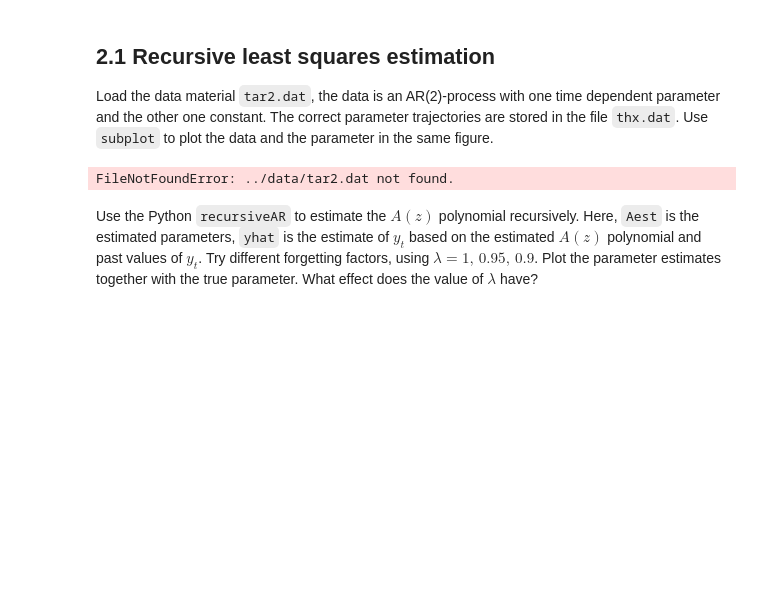
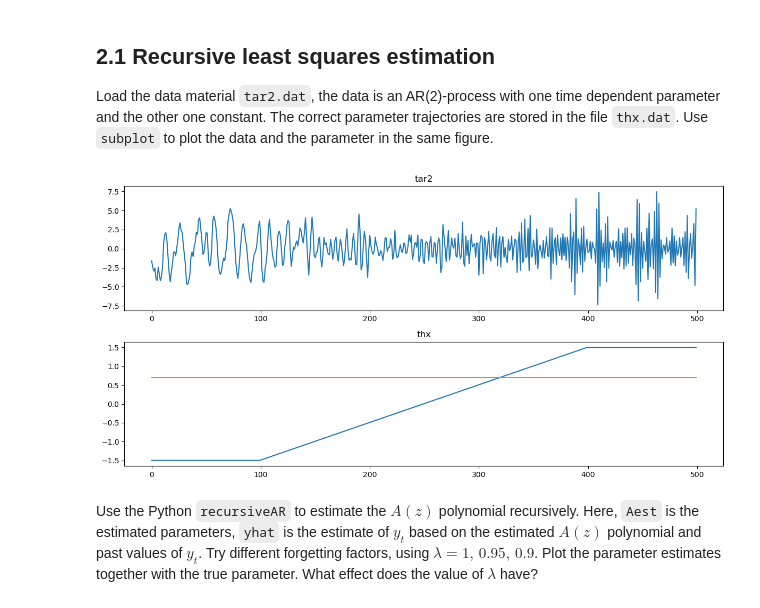
Before and after one commit to asifakhan09/MASM17-Time-series-analysis, a Jupyter notebook: Lab 3/lab3_Asifa.ipynb, the cells around one changed output. Cells and saved outputs as stored; diff of their text form; code cells hidden in the pictures; blank space fills up the shorter version.

```diff
--- a/Lab 3/lab3_Asifa.ipynb
+++ b/Lab 3/lab3_Asifa.ipynb
@@ -54,20 +66,20 @@ np.random.seed(0)
 Load the data material `tar2.dat`, the data is an AR(2)-process with one time dependent parameter and the other one constant. The correct parameter trajectories are stored in the file `thx.dat`. Use `subplot` to plot the data and the parameter in the same figure.
 # %%
 # Load data
-tar2 = np.loadtxt('../data/tar2.dat')
-thx = np.loadtxt('../data/thx.dat')
+tar2 = np.loadtxt('data/tar2.dat')  #observed data
+thx = np.loadtxt('data/thx.dat') #true parameters
 
 # Plot the data
 plt.figure(1, figsize=(12, 6))
 plt.subplot(211)
 plt.plot(tar2)
 plt.title('tar2')
 plt.subplot(212)
 plt.plot(thx)
 plt.title('thx')
 plt.tight_layout()
 plt.show()
 # %% [output]
-FileNotFoundError: ../data/tar2.dat not found.
+[figure, added]
 # %% [markdown]
 Use the Python `recursiveAR` to estimate the $A(z)$ polynomial recursively. Here, `Aest` is the estimated parameters, `yhat` is the estimate of $y_t$ based on the estimated $A(z)$ polynomial and past values of $y_t$. Try different forgetting factors, using ${\lambda}= 1,\, 0.95,\, 0.9$. Plot the parameter estimates together with the true parameter. What effect does the value of $\lambda$ have?
```
Also changed, not shown: parts of 23 cells of this notebook, 27 other files.
